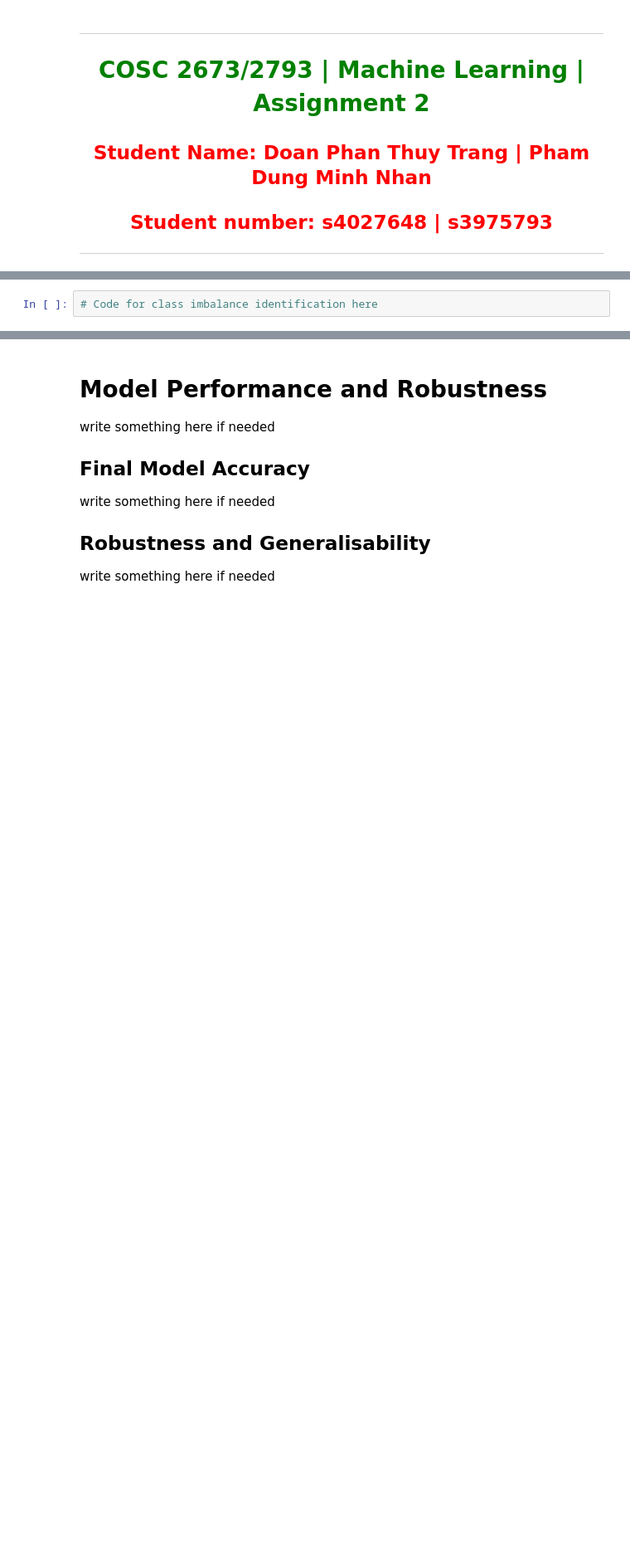
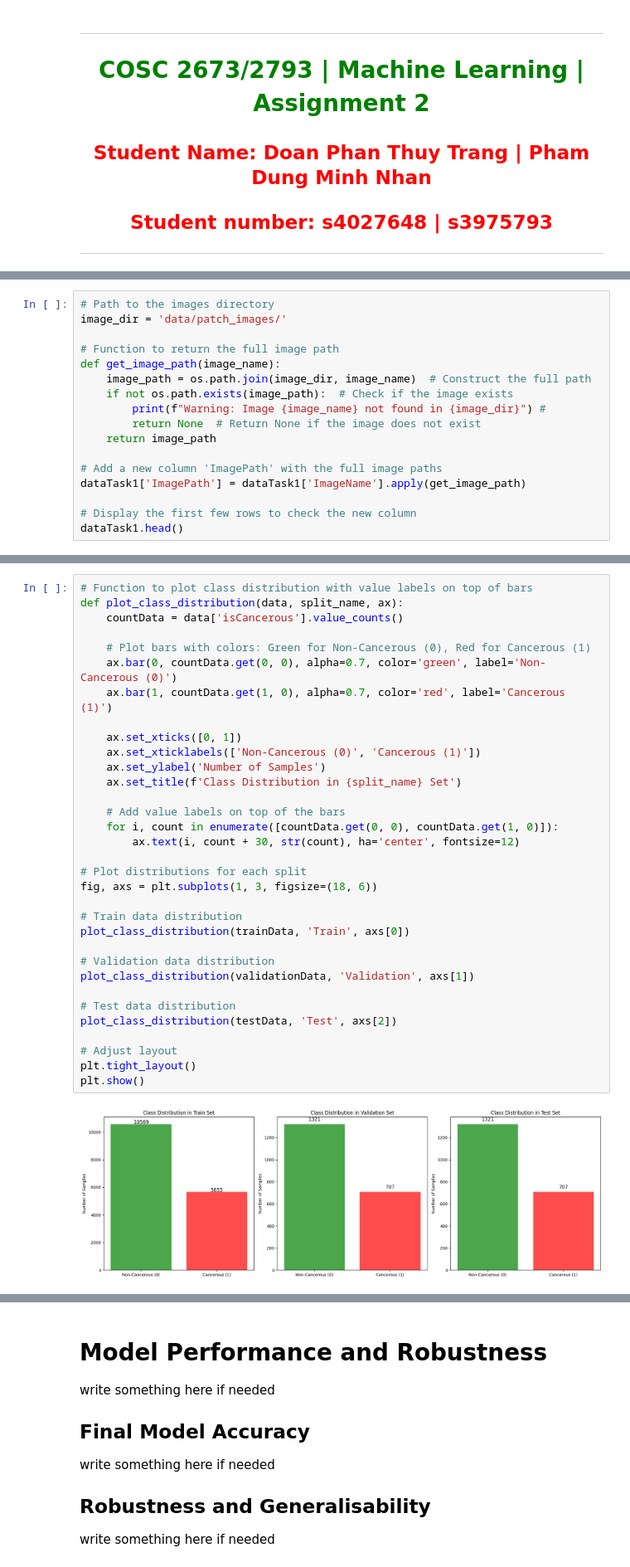
Before and after one commit to spjk1910/MachineLearning_GroupProject, a Jupyter notebook: s4027648_s3975793.ipynb, the cells around one changed output, grey strips where cells are left out. Shown at 83% size. Saved outputs shown, nothing was run; the diff lists cells and outputs as text; blank space fills up the shorter version.

Commit message:
Split data + EDA + handle imbalance (task1)

```diff
--- a/s4027648_s3975793.ipynb
+++ b/s4027648_s3975793.ipynb
@@ -135,0 +291,17 @@ write something here if needed
+# %%
+# Path to the images directory
+image_dir = 'data/patch_images/'
+
+# Function to return the full image path
+def get_image_path(image_name):
+    image_path = os.path.join(image_dir, image_name)  # Construct the full path
+    if not os.path.exists(image_path):  # Check if the image exists
+        print(f"Warning: Image {image_name} not found in {image_dir}") #
+        return None  # Return None if the image does not exist
+    return image_path
+
+# Add a new column 'ImagePath' with the full image paths
+dataTask1['ImagePath'] = dataTask1['ImageName'].apply(get_image_path)
+
+# Display the first few rows to check the new column
+dataTask1.head()
@@ -140,2 +361,35 @@ write something here if needed
 # %%
-# Code for class imbalance identification here
+# Function to plot class distribution with value labels on top of bars
+def plot_class_distribution(data, split_name, ax):
+    countData = data['isCancerous'].value_counts()
+
+    # Plot bars with colors: Green for Non-Cancerous (0), Red for Cancerous (1)
+    ax.bar(0, countData.get(0, 0), alpha=0.7, color='green', label='Non-Cancerous (0)')
+    ax.bar(1, countData.get(1, 0), alpha=0.7, color='red', label='Cancerous (1)')
+
+    ax.set_xticks([0, 1])
+    ax.set_xticklabels(['Non-Cancerous (0)', 'Cancerous (1)'])
+    ax.set_ylabel('Number of Samples')
+    ax.set_title(f'Class Distribution in {split_name} Set')
+
+    # Add value labels on top of the bars
+    for i, count in enumerate([countData.get(0, 0), countData.get(1, 0)]):
+        ax.text(i, count + 30, str(count), ha='center', fontsize=12)
+
+# Plot distributions for each split
+fig, axs = plt.subplots(1, 3, figsize=(18, 6))
+
+# Train data distribution
+plot_class_distribution(trainData, 'Train', axs[0])
+
+# Validation data distribution
+plot_class_distribution(validationData, 'Validation', axs[1])
+
+# Test data distribution
+plot_class_distribution(testData, 'Test', axs[2])
+
+# Adjust layout
+plt.tight_layout()
+plt.show()
+# %% [output]
+[figure, added]
```
Also changed, not shown: parts of 34 cells of this notebook.
